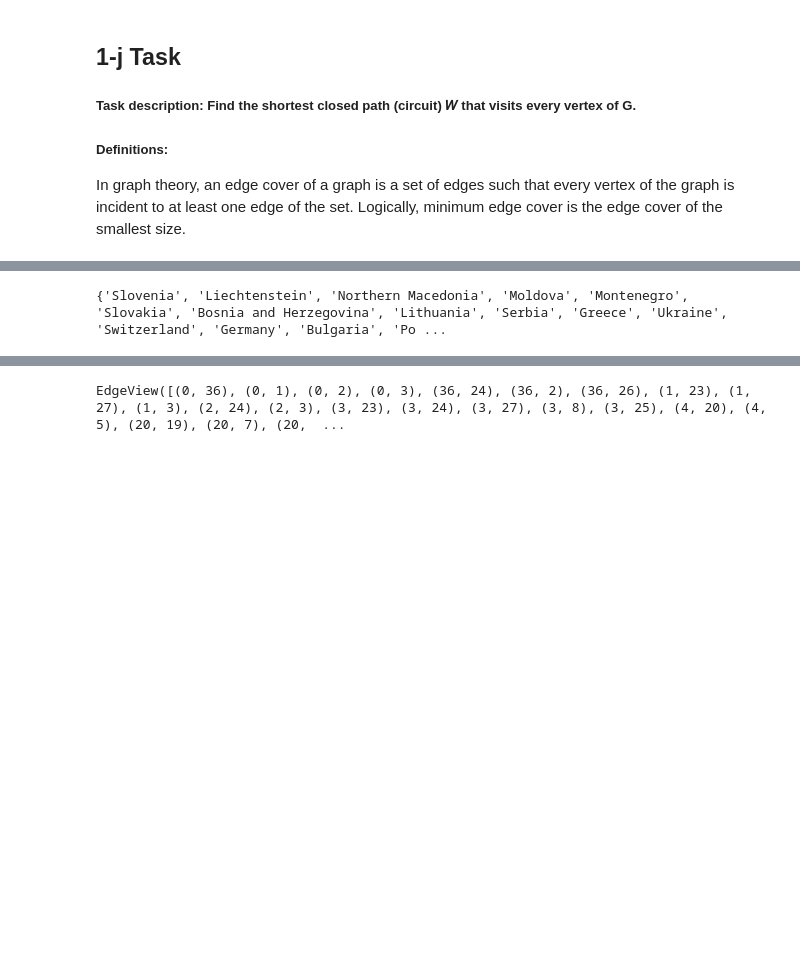
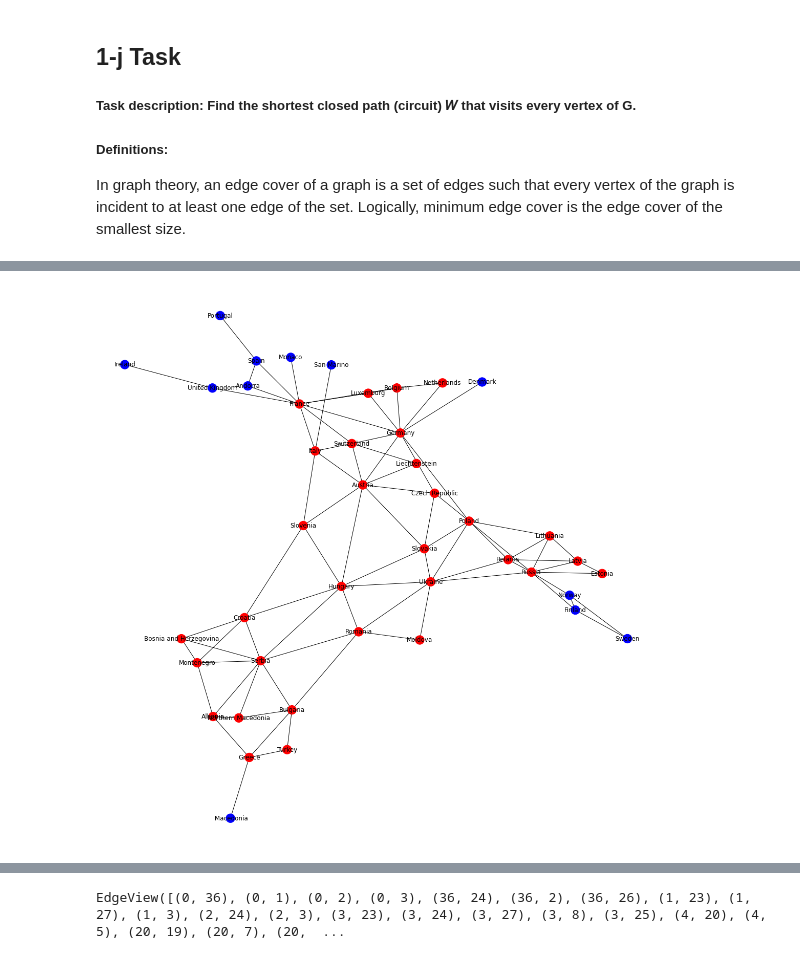
Before and after one commit to vaskers5/D_M_homework_Graphs, a Jupyter notebook: homework.ipynb, the cells around one changed output, grey strips where cells are left out. Saved outputs shown, nothing was run; the diff lists cells and outputs as text; code cells hidden in the pictures; blank space fills up the shorter version.

```diff
--- a/homework.ipynb
+++ b/homework.ipynb
@@ -337,11 +391,23 @@ komp_edge = list(nx.algorithms.connectivity.edge_kcomponents.k_edge_components(G
 # %%
 need_to_draw_tree = nx.algorithms.components.biconnected_components(B)
 max_len = 0
 max_elem = {}
 for elem in need_to_draw_tree:
     if len(elem)>max_len:
         max_len = len(elem)
         max_elem = elem
-print(max_elem)
+
+vertex_color = []
+for vert in B:
+    if vert in max_elem:
+        vertex_color.append("red")
+    else:
+        vertex_color.append("blue")
+
+plt.figure(3,figsize=(15,15))
+pos=nx.spring_layout(B)
+nx.draw(B,pos = pos,node_color = vertex_color, with_labels = True)
+plt.savefig("stable_set.png")
+plt.show()
 # %% [output]
-{'Slovenia', 'Liechtenstein', 'Northern Macedonia', 'Moldova', 'Montenegro', 'Slovakia', 'Bosnia and Herzegovina', 'Lithuania', 'Serbia', 'Greece', 'Ukraine', 'Switzerland', 'Germany', 'Bulgaria', 'Po ...
+[figure, added]
```
Also changed, not shown: parts of 20 cells of this notebook, 4 other files.
